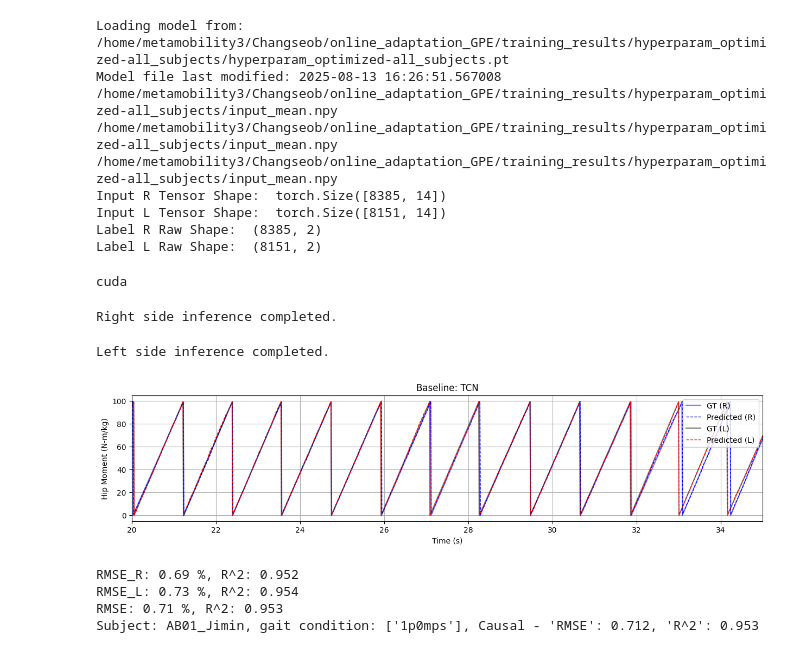
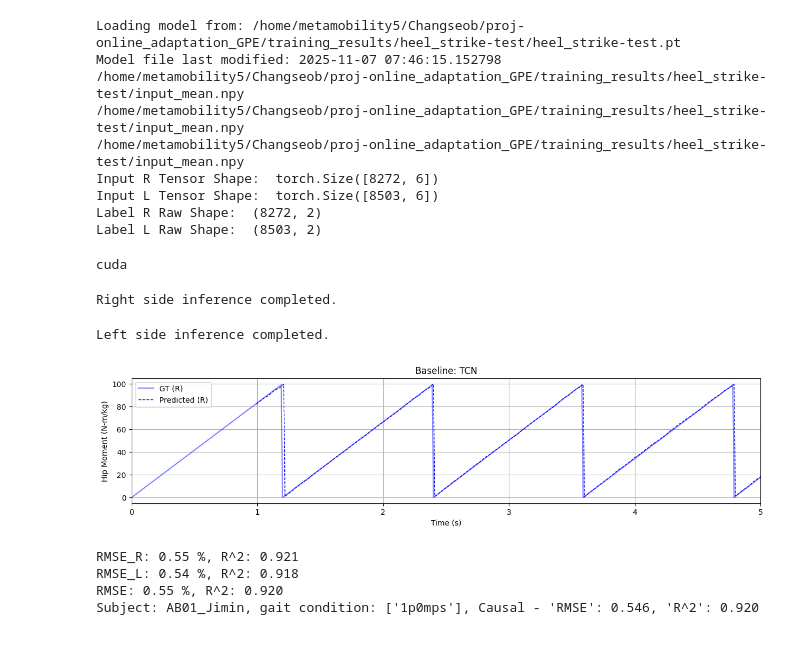
Before and after one commit to changseob-song/continual-online-personalization, a Jupyter notebook: offline_inference.ipynb, the cells around one changed output. Saved outputs shown, nothing was run; the diff lists cells and outputs as text; code cells hidden in the pictures.

Commit message:
Upload gait phase estimator training codes

```diff
--- a/offline_inference.ipynb
+++ b/offline_inference.ipynb
@@ -45,7 +80,7 @@ from Model import TCN
 from Main import hyperparam_config
 import datetime
 
-model_name = 'hyperparam_optimized-all_subjects'
+model_name = 'heel_strike-test'
 subject_name = 'AB01_Jimin'
 # subject_name = 'AB02_Rajiv'
 # subject_name = 'AB03_Amy'
@@ -57,8 +92,8 @@ gait_conditions = ['1p0mps']
 # subject_name = 'PT03_Amy'
 # gait_conditions = ['sk_0p5']
 
-model_dir = '/home/metamobility3/Changseob/online_adaptation_GPE/training_results/hyperparam_optimized-all_subjects'
-file_dir = '/home/metamobility3/Changseob/dataset_MeMo/Synced_Biotorque_LG_Data/' + subject_name
+model_dir = '/home/metamobility5/Changseob/proj-online_adaptation_GPE/training_results/heel_strike-test'
+file_dir = '/home/metamobility5/Changseob/dataset-MeMo/Synced_LGRARD/' + subject_name + '/LG/'
 # file_dir = '/home/metamobility3/Changseob/1_Second_Project/subject_data/' + subject_name
 # file_dir = '/home/metamobility3/Changseob/dataset_MeMo/Synced_LGRARD/' + subject_name
 
@@ -113,26 +148,26 @@ def load_input_n_label(file_dir, gait_conditions, model_dir, train_data_proporti
             input_imu = pd.read_csv(input_imu_file)
             input_motor = pd.read_csv(input_motor_file)
 
-            input_R_buffer = np.hstack((input_imu[['Pelvis_Acc_X', 'Pelvis_Acc_Y', 'Pelvis_Acc_Z', 'Pelvis_Gyr_X', 'Pelvis_Gyr_Y', 'Pelvis_Gyr_Z',
-                                                'Thigh_R_Acc_X', 'Thigh_R_Acc_Y', 'Thigh_R_Acc_Z', 'Thigh_R_Gyr_X', 'Thigh_R_Gyr_Y', 'Thigh_R_Gyr_Z']].values,
-                                    input_motor[['mtr_pos_R', 'mtr_vel_R']].values))
-            input_L_buffer = np.hstack((input_imu[['Pelvis_Acc_X', 'Pelvis_Acc_Y', 'Pelvis_Acc_Z', 'Pelvis_Gyr_X', 'Pelvis_Gyr_Y', 'Pelvis_Gyr_Z',
-                                                'Thigh_L_Acc_X', 'Thigh_L_Acc_Y', 'Thigh_L_Acc_Z', 'Thigh_L_Gyr_X', 'Thigh_L_Gyr_Y', 'Thigh_L_Gyr_Z']].values,
-                                    input_motor[['mtr_pos_L', 'mtr_vel_L']].values))
+            input_R_buffer = (input_imu[[#'Pelvis_Acc_X', 'Pelvis_Acc_Y', 'Pelvis_Acc_Z', 'Pelvis_Gyr_X', 'Pelvis_Gyr_Y', 'Pelvis_Gyr_Z',
+                                                'Thigh_R_Acc_X', 'Thigh_R_Acc_Y', 'Thigh_R_Acc_Z', 'Thigh_R_Gyr_X', 'Thigh_R_Gyr_Y', 'Thigh_R_Gyr_Z']].values)
+                                    # input_motor[['mtr_pos_R', 'mtr_vel_R']].values))
+            input_L_buffer = (input_imu[[#'Pelvis_Acc_X', 'Pelvis_Acc_Y', 'Pelvis_Acc_Z', 'Pelvis_Gyr_X', 'Pelvis_Gyr_Y', 'Pelvis_Gyr_Z',
+                                                'Thigh_L_Acc_X', 'Thigh_L_Acc_Y', 'Thigh_L_Acc_Z', 'Thigh_L_Gyr_X', 'Thigh_L_Gyr_Y', 'Thigh_L_Gyr_Z']].values)
+                                    # input_motor[['mtr_pos_L', 'mtr_vel_L']].values))
 
-            input_R_buffer[:, [12, 13]] *= -1 # Mirroring motor to make flexion positive
-            input_L_buffer[:, [1, 3, 5, 7, 9, 11]] *= -1 # Mirroring IMU
+            # input_R_buffer[:, [12, 13]] *= -1 # Mirroring motor to make flexion positive
+            input_L_buffer[:, [1, 3, 5]] *= -1 # Mirroring IMU
 
-            peak_indices_R, _ = find_peaks(-input_R_buffer[:,12], height= None, distance=15, prominence=10)
-            peak_indices_L, _ = find_peaks(-input_L_buffer[:,12], height= None, distance=15, prominence=10)
+            vGRF_R, vGRF_L = load_vGRF_data(os.path.join(label_file_dir, label_file_names[0]), record_time_sec=input_R_buffer.shape[0]//100)
+            heelstrike_indices_R, gait_cycles_R = extract_gc(vGRF_R, threshold=100)
+            heelstrike_indices_L, gait_cycles_L = extract_gc(vGRF_L, threshold=100)
 
             # Use only the data between the first and last peaks
-            input_R_buffer = input_R_buffer[peak_indices_R[0]:peak_indices_R[-1], :]
-            input_L_buffer = input_L_buffer[peak_indices_L[0]:peak_indices_L[-1], :]
-
+            input_R_buffer = input_R_buffer[heelstrike_indices_R[0]:heelstrike_indices_R[-1], :]
+            input_L_buffer = input_L_buffer[heelstrike_indices_L[0]:heelstrike_indices_L[-1], :]
             # Calculate record time based on the length of the input data
-            label_R_buffer = gait_cycle_generator(peak_indices_R)
-            label_L_buffer = gait_cycle_generator(peak_indices_L)
+            label_R_buffer = gait_cycle_generator(heelstrike_indices_R)
+            label_L_buffer = gait_cycle_generator(heelstrike_indices_L)
 
             input_R_features = input_R_buffer if input_R_features is None else np.vstack((input_R_features, input_R_buffer))
             input_L_features = input_L_buffer if input_L_features is None else np.vstack((input_L_features, input_L_buffer))
@@ -164,15 +199,15 @@ def load_input_n_label(file_dir, gait_conditions, model_dir, train_data_proporti
 model_instance = load_model(model_dir, epoch=None)
 input_R_features, input_L_features, input_R_tensor, input_L_tensor, label_R_raw, label_L_raw = load_input_n_label(file_dir, gait_conditions, model_dir, train_data_proportion=1.0)
 # %% [output]
-Loading model from: /home/metamobility3/Changseob/online_adaptation_GPE/training_results/hyperparam_optimized-all_subjects/hyperparam_optimized-all_subjects.pt
-Model file last modified: 2025-08-13 16:26:51.567008
-/home/metamobility3/Changseob/online_adaptation_GPE/training_results/hyperparam_optimized-all_subjects/input_mean.npy
-/home/metamobility3/Changseob/online_adaptation_GPE/training_results/hyperparam_optimized-all_subjects/input_mean.npy
-/home/metamobility3/Changseob/online_adaptation_GPE/training_results/hyperparam_optimized-all_subjects/input_mean.npy
-Input R Tensor Shape:  torch.Size([8385, 14])
-Input L Tensor Shape:  torch.Size([8151, 14])
-Label R Raw Shape:  (8385, 2)
-Label L Raw Shape:  (8151, 2)
+Loading model from: /home/metamobility5/Changseob/proj-online_adaptation_GPE/training_results/heel_strike-test/heel_strike-test.pt
+Model file last modified: 2025-11-07 07:46:15.152798
+/home/metamobility5/Changseob/proj-online_adaptation_GPE/training_results/heel_strike-test/input_mean.npy
+/home/metamobility5/Changseob/proj-online_adaptation_GPE/training_results/heel_strike-test/input_mean.npy
+/home/metamobility5/Changseob/proj-online_adaptation_GPE/training_results/heel_strike-test/input_mean.npy
+Input R Tensor Shape:  torch.Size([8272, 6])
+Input L Tensor Shape:  torch.Size([8503, 6])
+Label R Raw Shape:  (8272, 2)
+Label L Raw Shape:  (8503, 2)
 # %%
 device = torch.device("cuda" if torch.cuda.is_available() else "cpu")
 print(device)
@@ -244,13 +279,13 @@ def plot_n_rmse(pred_time_axis_R, pred_time_axis_L, time_axis_R, time_axis_L, al
     plt.figure(figsize=(15, 3))
     plt.plot(time_axis_R, label_R_raw, label='GT (R)', linewidth=1.5, color='blue', alpha=0.5)
     plt.plot(pred_time_axis_R, all_predictions_R, '--', label='Predicted (R)', linewidth=1, color='blue')
-    plt.plot(time_axis_L, label_L_raw, label='GT (L)', linewidth=1.5, color='black', alpha=0.5)
-    plt.plot(pred_time_axis_L, all_predictions_L, '--', label='Predicted (L)', linewidth=1, color='red')
+    # plt.plot(time_axis_L, label_L_raw, label='GT (L)', linewidth=1.5, color='black', alpha=0.5)
+    # plt.plot(pred_time_axis_L, all_predictions_L, '--', label='Predicted (L)', linewidth=1, color='red')
     plt.xlabel('Time (s)')
     plt.ylabel('Hip Moment (N-m/kg)')
     plt.legend()
     plt.grid(True)
-    plt.xlim(20,35)
+    plt.xlim(0,5)
 
     plt.title('Baseline: TCN')
     plt.show()
@@ -288,35 +323,35 @@ def plot_n_rmse(pred_time_axis_R, pred_time_axis_L, time_axis_R, time_axis_L, al
     rmse_R = np.sqrt(np.mean((np.array(error_R_list)) ** 2))
     rmse_L = np.sqrt(np.mean((np.array(error_L_list)) ** 2))
     rmse = np.mean([rmse_R, rmse_L])
 
     # Calculate R^2 values
     ss_res_R = np.sum((ground_truth_R - predictions_R) ** 2)
     ss_tot_R = np.sum((ground_truth_R - np.mean(ground_truth_R)) ** 2)
     r2_R = 1 - (ss_res_R / ss_tot_R)
 
     ss_res_L = np.sum((ground_truth_L - predictions_L) ** 2)
     ss_tot_L = np.sum((ground_truth_L - np.mean(ground_truth_L)) ** 2)
     r2_L = 1 - (ss_res_L / ss_tot_L)
 
     ss_res = np.sum((np.hstack([ground_truth_R, ground_truth_L]) - np.hstack([predictions_R, predictions_L])) ** 2)
     ss_tot = np.sum((np.hstack([ground_truth_R, ground_truth_L]) - np.mean(np.hstack([ground_truth_R, ground_truth_L]))) ** 2)
     r2 = 1 - (ss_res / ss_tot)
 
     print(f"RMSE_R: {rmse_R:.2f} %, R^2: {r2_R:.3f}")
     print(f"RMSE_L: {rmse_L:.2f} %, R^2: {r2_L:.3f}")
     print(f"RMSE: {rmse:.2f} %, R^2: {r2:.3f}")
 
     print(f"Subject: {subject_name}, gait condition: {gait_conditions}, Causal - 'RMSE': {rmse:.3f}, 'R^2': {r2:.3f}")
 
 predictions_perc_R = polar_to_percentage(all_predictions_R)
 predictions_perc_L = polar_to_percentage(all_predictions_L)
 gt_perc_R = polar_to_percentage(label_R_raw)
 gt_perc_L = polar_to_percentage(label_L_raw)
 
 plot_n_rmse(pred_time_axis_R, pred_time_axis_L, time_axis_R, time_axis_L, predictions_perc_R, predictions_perc_L, gt_perc_R, gt_perc_L)
 # %% [output]
-[figure, old version]
+[figure, new version]
-RMSE_R: 0.69 %, R^2: 0.952
-RMSE_L: 0.73 %, R^2: 0.954
-RMSE: 0.71 %, R^2: 0.953
-Subject: AB01_Jimin, gait condition: ['1p0mps'], Causal - 'RMSE': 0.712, 'R^2': 0.953
+RMSE_R: 0.55 %, R^2: 0.921
+RMSE_L: 0.54 %, R^2: 0.918
+RMSE: 0.55 %, R^2: 0.920
+Subject: AB01_Jimin, gait condition: ['1p0mps'], Causal - 'RMSE': 0.546, 'R^2': 0.920
```
Also changed, not shown: parts of 1 cell of this notebook, 5 other files.
